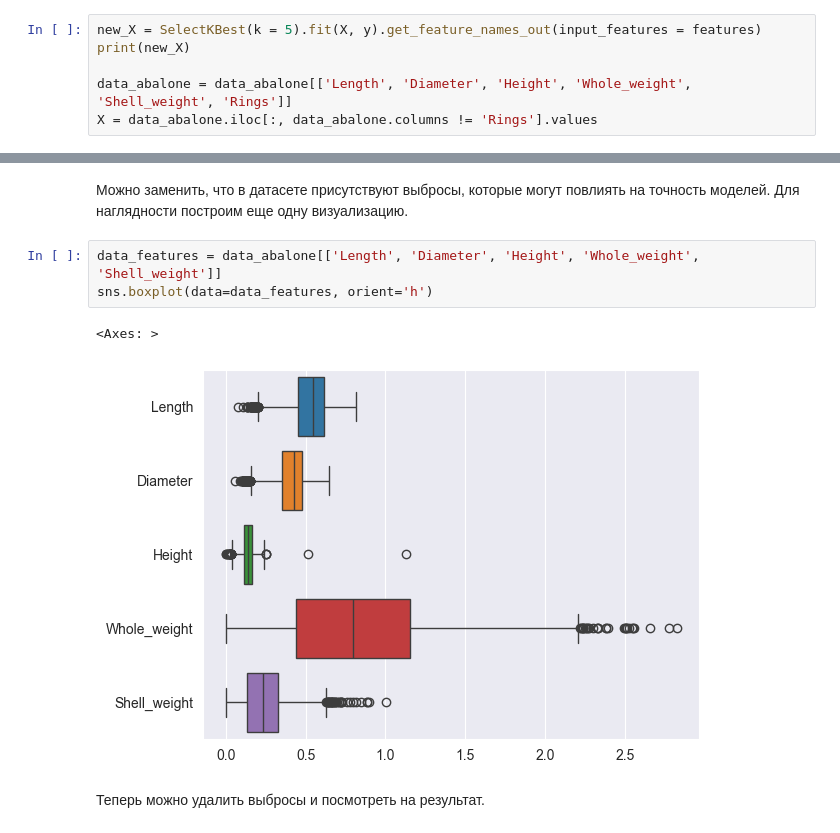
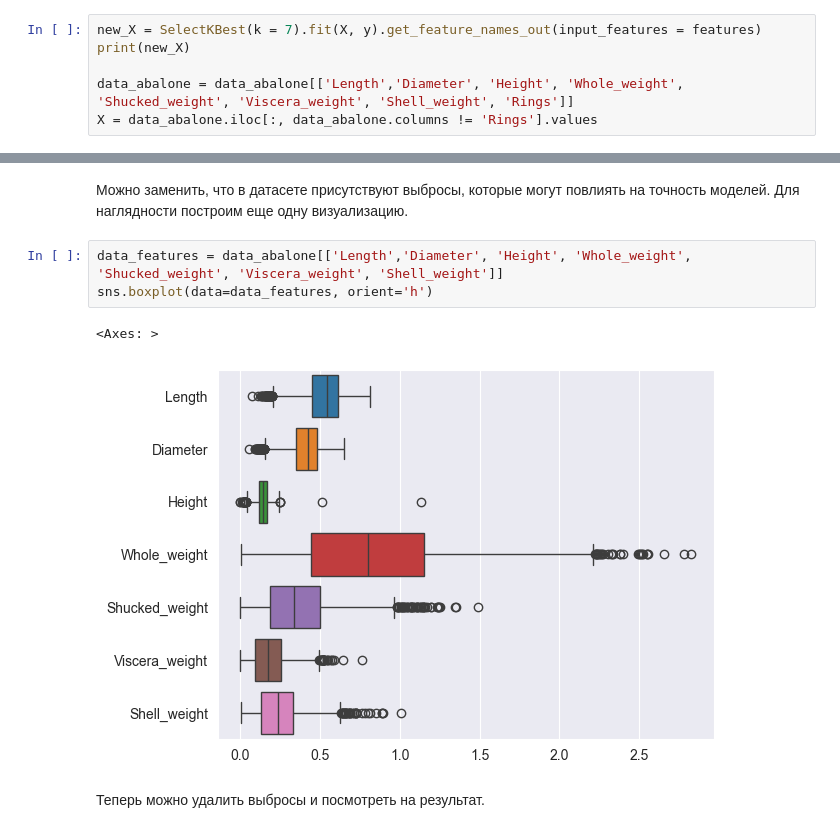
Before and after one commit to AlenaBls/abalone, a Jupyter notebook: abalone.ipynb, the cells around one changed output, grey strips where cells are left out. Saved outputs shown, nothing was run; the diff lists cells and outputs as text.

```diff
--- a/abalone.ipynb
+++ b/abalone.ipynb
@@ -39,9 +37,9 @@ y = data_abalone.iloc[:, data_abalone.columns == 'Rings'].values.ravel()
 Посмотрим на корреляцию между признаками и целевой переменной.
 Таким образом можно определить наиболее значимые признаки.
 # %%
-new_X = SelectKBest(k = 5).fit(X, y).get_feature_names_out(input_features = features)
+new_X = SelectKBest(k = 7).fit(X, y).get_feature_names_out(input_features = features)
 print(new_X)
 
-data_abalone = data_abalone[['Length', 'Diameter', 'Height', 'Whole_weight', 'Shell_weight', 'Rings']]
+data_abalone = data_abalone[['Length','Diameter', 'Height', 'Whole_weight', 'Shucked_weight', 'Viscera_weight', 'Shell_weight', 'Rings']]
 X = data_abalone.iloc[:, data_abalone.columns != 'Rings'].values
 # %% [output]
@@ -57,11 +56,11 @@ sns.pairplot(data=data_abalone, hue='Rings')
 Можно заменить, что в датасете присутствуют выбросы, которые могут повлиять на точность моделей.
 Для наглядности построим еще одну визуализацию.
 # %%
-data_features = data_abalone[['Length', 'Diameter', 'Height', 'Whole_weight', 'Shell_weight']]
+data_features = data_abalone[['Length','Diameter', 'Height', 'Whole_weight', 'Shucked_weight', 'Viscera_weight', 'Shell_weight']]
 sns.boxplot(data=data_features, orient='h')
 # %% [output]
 <Axes: >
-[figure, old version]
+[figure, new version]
 # %% [markdown]
 Теперь можно удалить выбросы и посмотреть на результат.
 # %%
```
Also changed, not shown: parts of 15 cells of this notebook.
